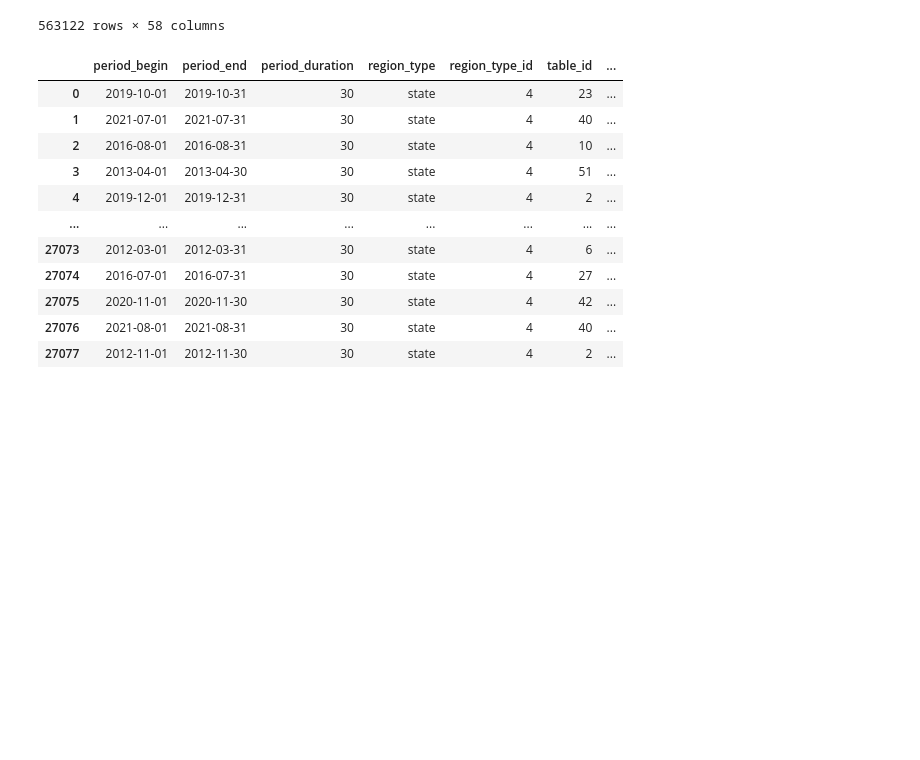
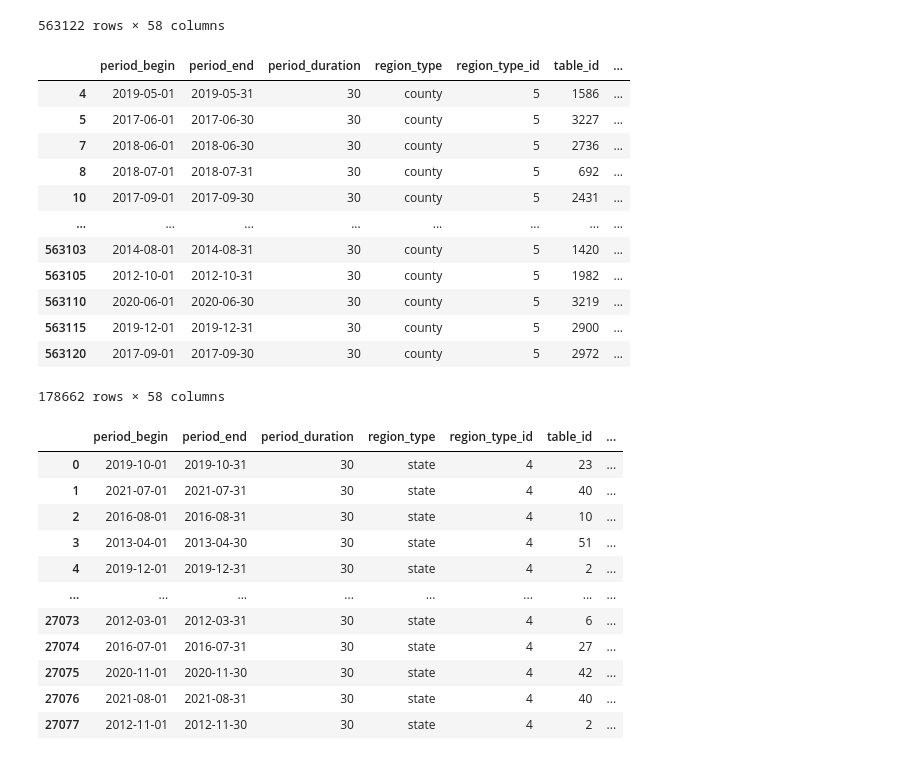
Before and after one commit to laurenweiner/GW-Bootcamp-Project, a Jupyter notebook: group-gw-redfin-data-3-10.ipynb, the cells around one changed output. Cells and saved outputs as stored; diff of their text form; code cells hidden in the pictures; blank space fills up the shorter version.

Commit message:
Kaggle Notebook | group-gw-redfin-data-3.10 | Version 3 - filter county df to single family home

```diff
--- a/group-gw-redfin-data-3-10.ipynb
+++ b/group-gw-redfin-data-3-10.ipynb
@@ -17,6 +17,8 @@ for dirname, _, filenames in os.walk('/kaggle/input'):
 
 # You can write up to 20GB to the current directory (/kaggle/working/) that gets preserved as output when you create a version using "Save & Run All"
 # You can also write temporary files to /kaggle/temp/, but they won't be saved outside of the current session
+
+pd.set_option('display.max_columns', None)
 # %% [output]
 /kaggle/input/redfin-housing-market-data/zip_code_market_tracker.tsv000
 /kaggle/input/redfin-housing-market-data/state_market_tracker.tsv000
@@ -42,6 +44,23 @@ county_df
 | 563120 | 2017-09-01 | 2017-09-30 | 30 | county | 5 | 2972 | ... |
 | 563121 | 2018-09-01 | 2018-09-30 | 30 | county | 5 | 2296 | ... |
 563122 rows × 58 columns
+# %%
+sfh_df = county_df[county_df['property_type']=='Single Family Residential']
+sfh_df
+# %% [output]
+|  | period_begin | period_end | period_duration | region_type | region_type_id | table_id | ... |
+| 4 | 2019-05-01 | 2019-05-31 | 30 | county | 5 | 1586 | ... |
+| 5 | 2017-06-01 | 2017-06-30 | 30 | county | 5 | 3227 | ... |
+| 7 | 2018-06-01 | 2018-06-30 | 30 | county | 5 | 2736 | ... |
+| 8 | 2018-07-01 | 2018-07-31 | 30 | county | 5 | 692 | ... |
+| 10 | 2017-09-01 | 2017-09-30 | 30 | county | 5 | 2431 | ... |
+| ... | ... | ... | ... | ... | ... | ... | ... |
+| 563103 | 2014-08-01 | 2014-08-31 | 30 | county | 5 | 1420 | ... |
+| 563105 | 2012-10-01 | 2012-10-31 | 30 | county | 5 | 1982 | ... |
+| 563110 | 2020-06-01 | 2020-06-30 | 30 | county | 5 | 3219 | ... |
+| 563115 | 2019-12-01 | 2019-12-31 | 30 | county | 5 | 2900 | ... |
+| 563120 | 2017-09-01 | 2017-09-30 | 30 | county | 5 | 2972 | ... |
+178662 rows × 58 columns
 # %%
 # state data df
 state_data = '/kaggle/input/redfin-housing-market-data/state_market_tracker.tsv000'
```
